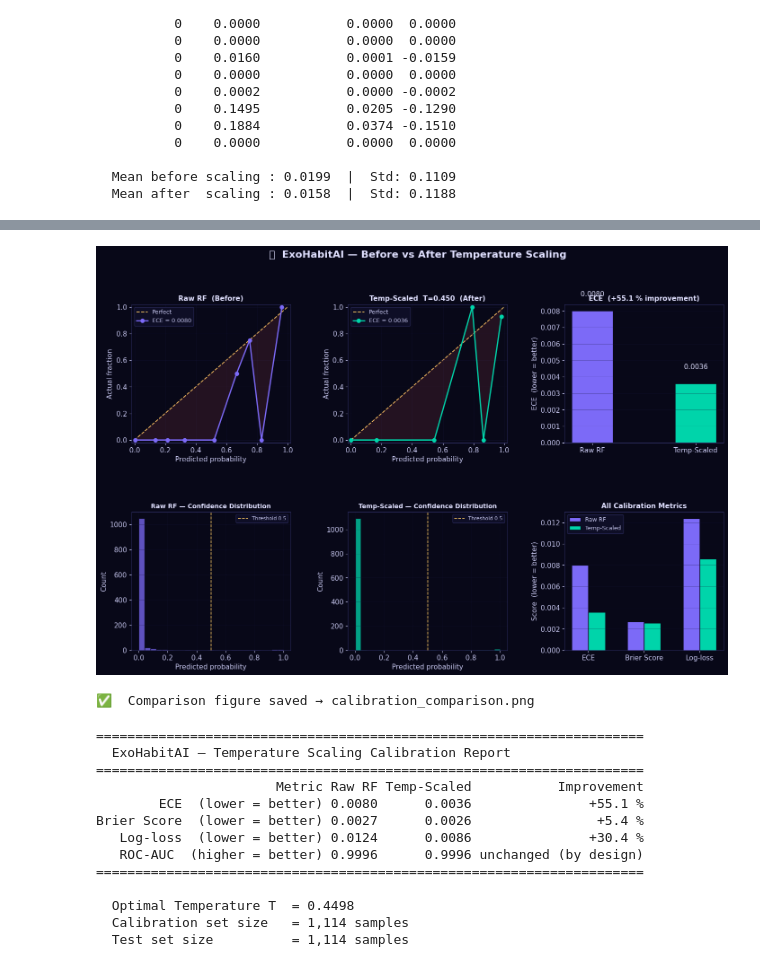
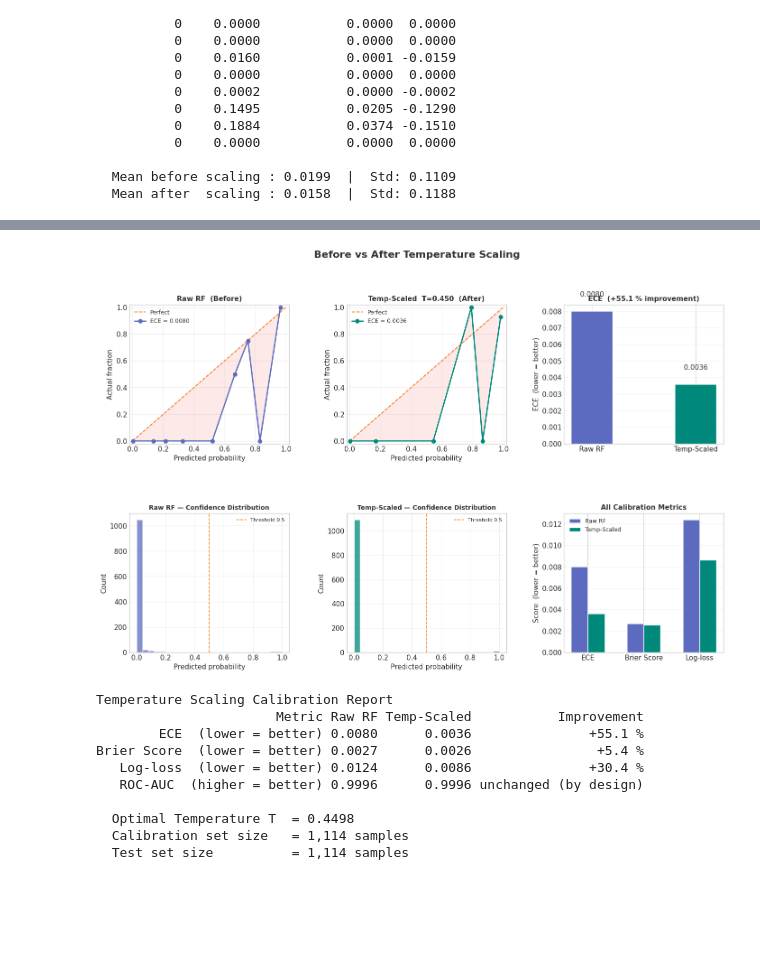
Before and after one commit to varshini-nandula/exohabitai, a Jupyter notebook: calibration_analysis.ipynb, the cells around one changed output, grey strips where cells are left out. Saved outputs shown, nothing was run; the diff lists cells and outputs as text; code cells hidden in the pictures; blank space fills up the shorter version.

```diff
--- a/calibration_analysis.ipynb
+++ b/calibration_analysis.ipynb
@@ -297,5 +213,5 @@ on a calibration set the Random Forest **never saw** during training.
 # %%
-# ── Temperature Scaling implementation ──────────────────────────────────────
+# Temperature Scaling implementation
 
 def apply_temperature(probs, T):
     '''Calibrate: sigmoid( logit(p) / T ).'''
@@ -309,7 +225,7 @@ def nll(T, probs, labels):
     return -np.mean(labels * np.log(p) + (1 - labels) * np.log(1 - p))
 
 
-# ── Scan T, then fine-tune with scipy bounded minimisation ──────────────────
+# Scan T, then fine-tune with scipy bounded minimisation
 T_grid   = np.linspace(0.05, 8.0, 500)
 nll_grid = [nll(T, p_raw_cal, y_cal.values) for T in T_grid]
 
@@ -320,24 +236,19 @@ result = minimize_scalar(
 )
 T_opt = result.x
 
-print("=" * 52)
 print("  TEMPERATURE SEARCH RESULT")
-print("=" * 52)
 print(f"  Optimal T            : {T_opt:.4f}")
 print(f"  NLL at T=1  (raw)    : {nll(1.0,   p_raw_cal, y_cal.values):.4f}")
 print(f"  NLL at T_opt (cal'd) : {nll(T_opt, p_raw_cal, y_cal.values):.4f}")
-print("=" * 52)
 
 if T_opt > 1.05:
-    print(f"\n  → T > 1 : Random Forest is OVERCONFIDENT (typical for ensembles)")
-    print(f"    Scaling will compress probabilities toward 0.5")
+    print(f"Scaling will compress probabilities toward 0.5")
 elif T_opt < 0.95:
-    print(f"\n  → T < 1 : Random Forest is UNDERCONFIDENT")
-    print(f"    Scaling will sharpen probabilities toward 0 and 1")
+    print(f"Scaling will sharpen probabilities toward 0 and 1")
 else:
-    print(f"\n  → T ≈ 1 : Random Forest is already well-calibrated!")
+    print(f"\nT ≈ 1 : Random Forest is already well-calibrated!")
 
-# ── NLL curve plot ───────────────────────────────────────────────────────────
+# NLL curve plot
 fig, ax = plt.subplots(figsize=(9, 4), facecolor=BG)
 ax.plot(T_grid, nll_grid, color=ACC2, lw=2.0, label="NLL vs Temperature")
 ax.axvline(T_opt, color=IDEAL, ls="--", lw=1.6, label=f"Optimal T = {T_opt:.4f}")
@@ -347,10 +258,9 @@ ax.scatter([T_opt], [nll(T_opt, p_raw_cal, y_cal.values)],
 ax.set_xlabel("Temperature  T")
 ax.set_ylabel("Negative Log-Likelihood (NLL)")
 ax.set_title("Temperature Search — NLL on Calibration Set",
-             fontsize=13, fontweight="bold", color="#e0e0ff")
+             fontsize=13, fontweight="bold", color="#333333")
 ax.legend(fontsize=9)
 ax.grid(True, alpha=0.4)
 plt.tight_layout()
-plt.savefig("temperature_search.png", dpi=150, bbox_inches="tight", facecolor=BG)
 plt.show()
 # %% [output]
@@ -460,12 +351,12 @@ print("=" * 52)
 # %%
-# ── Full 2 × 3 comparison figure ─────────────────────────────────────────────
+# Full 2 × 3 comparison figure
 fig = plt.figure(figsize=(17, 10), facecolor=BG)
-fig.suptitle("🛸  ExoHabitAI — Before vs After Temperature Scaling",
-             fontsize=16, fontweight="bold", color="#e0e0ff", y=1.00)
+fig.suptitle("Before vs After Temperature Scaling",
+             fontsize=16, fontweight="bold", color="#333333", y=1.00)
 
 gs = fig.add_gridspec(2, 3, hspace=0.50, wspace=0.36)
 
-# ── Top row: reliability curves + ECE bar ────────────────────────────────────
+# Top row: reliability curves + ECE bar
 for ci, (probs, color, title) in enumerate([
     (p_raw_test, ACC1, "Raw RF  (Before)"),
     (p_cal_test, ACC2, f"Temp-Scaled  T={T_opt:.3f}  (After)"),
@@ -479,7 +370,7 @@ for ci, (probs, color, title) in enumerate([
             label=f"ECE = {ev:.4f}", zorder=3)
     ax.set_xlim(-0.02, 1.02); ax.set_ylim(-0.02, 1.02)
     ax.set_xlabel("Predicted probability"); ax.set_ylabel("Actual fraction")
-    ax.set_title(title, fontsize=11, fontweight="bold", color="#e0e0ff")
+    ax.set_title(title, fontsize=11, fontweight="bold", color="#333333")
     ax.legend(fontsize=9); ax.grid(True, alpha=0.4)
 
 # ECE improvement bar
@@ -488,48 +379,44 @@ ece_vals = [ece_raw, ece_cal]
 bars = ax_ece.bar(["Raw RF", "Temp-Scaled"], ece_vals,
                   color=[ACC1, ACC2], width=0.4, edgecolor=BG)
 for b, v in zip(bars, ece_vals):
-    ax_ece.text(b.get_x() + b.get_width() / 2, v + 0.0008,
-                f"{v:.4f}", ha="center", va="bottom", fontsize=11, color="#e0e0ff")
+    ax_ece.text(b.get_x() + b.get_width() / 2, v + 0.0002,
+                f"{v:.4f}", ha="center", va="bottom", fontsize=11, color="#333333")
 delta_pct = (ece_raw - ece_cal) / ece_raw * 100
 ax_ece.set_title(f"ECE  ({delta_pct:+.1f} % improvement)",
-                 fontsize=11, fontweight="bold", color="#e0e0ff")
+                 fontsize=11, fontweight="bold", color="#333333")
 ax_ece.set_ylabel("ECE  (lower = better)"); ax_ece.grid(True, alpha=0.3, axis="y")
 
-# ── Bottom row: confidence histograms + grouped metric bars ──────────────────
+# Bottom row: confidence histograms + grouped metric bars
 for ci, (probs, color, title) in enumerate([
     (p_raw_test, ACC1, "Raw RF — Confidence Distribution"),
     (p_cal_test, ACC2, "Temp-Scaled — Confidence Distribution"),
 ]):
     ax = fig.add_subplot(gs[1, ci])
     ax.hist(probs, bins=25, range=(0, 1), color=color, alpha=0.75, edgecolor=BG)
     ax.axvline(0.5, color=IDEAL, ls="--", lw=1.2, label="Threshold 0.5")
     ax.set_xlabel("Predicted probability"); ax.set_ylabel("Count")
-    ax.set_title(title, fontsize=10, fontweight="bold", color="#e0e0ff")
+    ax.set_title(title, fontsize=10, fontweight="bold", color="#333333")
     ax.legend(fontsize=8); ax.grid(True, alpha=0.3)
 
 # Grouped metric bars
 ax_all = fig.add_subplot(gs[1, 2])
 metric_names = ["ECE", "Brier Score", "Log-loss"]
 raw_vals_all = [ece_raw, brier_raw, logloss_raw]
 cal_vals_all = [ece_cal, brier_cal, logloss_cal]
 x = np.arange(len(metric_names))
 w = 0.30
 ax_all.bar(x - w / 2, raw_vals_all, w, color=ACC1, label="Raw RF",      edgecolor=BG)
 ax_all.bar(x + w / 2, cal_vals_all, w, color=ACC2, label="Temp-Scaled", edgecolor=BG)
 ax_all.set_xticks(x); ax_all.set_xticklabels(metric_names)
 ax_all.set_ylabel("Score  (lower = better)")
 ax_all.set_title("All Calibration Metrics", fontsize=11,
-                 fontweight="bold", color="#e0e0ff")
+                 fontweight="bold", color="#333333")
 ax_all.legend(fontsize=9); ax_all.grid(True, alpha=0.3, axis="y")
-
-plt.savefig("calibration_comparison.png", dpi=150, bbox_inches="tight", facecolor=BG)
 plt.show()
-print("✅  Comparison figure saved → calibration_comparison.png")
 # %% [output]
-[figure, old version]
+[figure, new version]
-✅  Comparison figure saved → calibration_comparison.png
 # %%
-# ── Summary Table ────────────────────────────────────────────────────────────
+# Summary Table
 roc_raw = roc_auc_score(y_test, p_raw_test)
 roc_cal = roc_auc_score(y_test, p_cal_test)   # rank-preserving → stays the same
 
@@ -563,24 +450,18 @@ summary = pd.DataFrame({
     ],
 })
 
-print("\n" + "=" * 70)
-print("  ExoHabitAI — Temperature Scaling Calibration Report")
-print("=" * 70)
+print("Temperature Scaling Calibration Report")
 print(summary.to_string(index=False))
-print("=" * 70)
 print(f"\n  Optimal Temperature T  = {T_opt:.4f}")
 print(f"  Calibration set size   = {len(y_cal):,} samples")
 print(f"  Test set size          = {len(y_test):,} samples")
 # %% [output]
-======================================================================
-  ExoHabitAI — Temperature Scaling Calibration Report
-======================================================================
+Temperature Scaling Calibration Report
                        Metric Raw RF Temp-Scaled           Improvement
         ECE  (lower = better) 0.0080      0.0036               +55.1 %
 Brier Score  (lower = better) 0.0027      0.0026                +5.4 %
    Log-loss  (lower = better) 0.0124      0.0086               +30.4 %
    ROC-AUC  (higher = better) 0.9996      0.9996 unchanged (by design)
-======================================================================
 
   Optimal Temperature T  = 0.4498
   Calibration set size   = 1,114 samples
```
Also changed, not shown: parts of 13 cells of this notebook.
